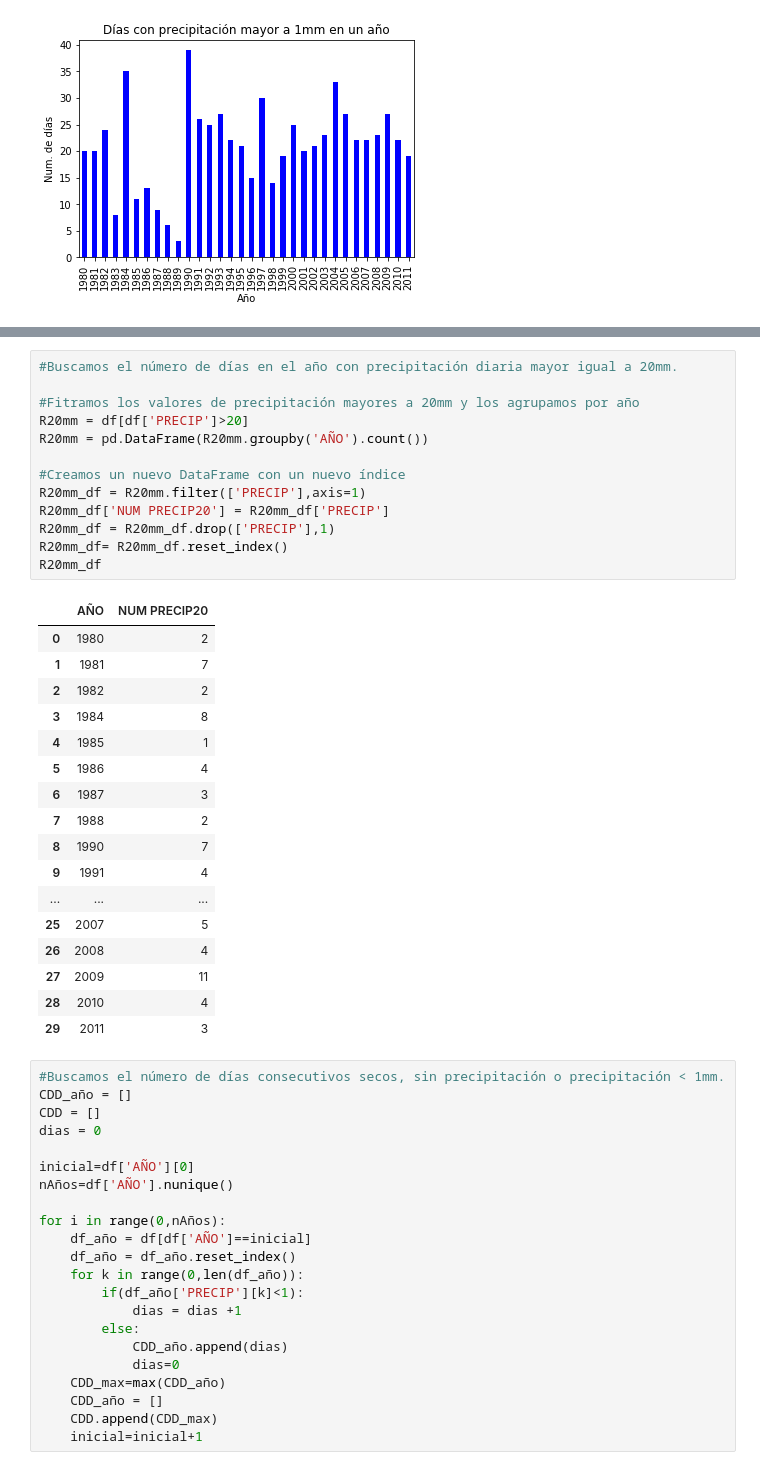
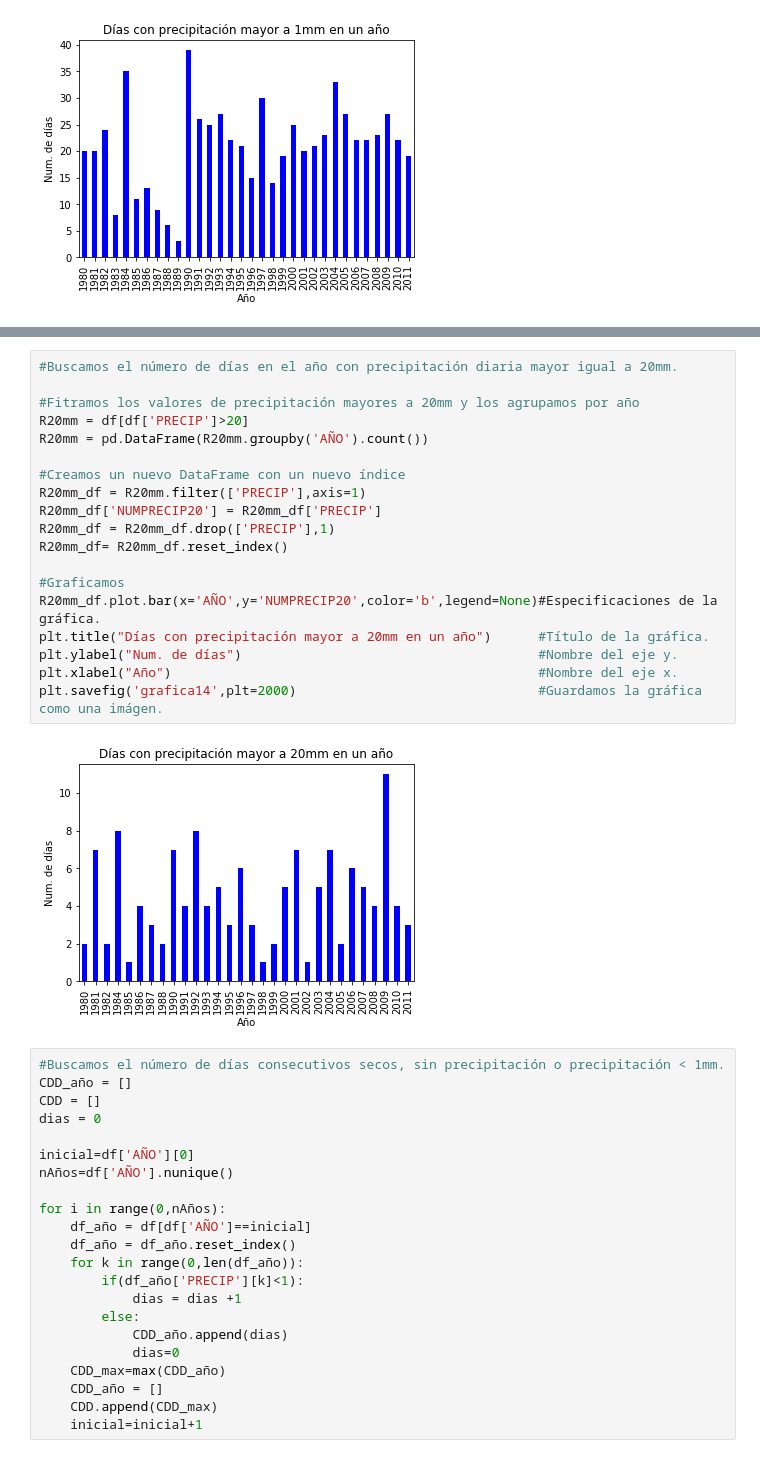
Before and after one commit to JoseDGV/Fisica_Computacional, a Jupyter notebook: Actividad 5.ipynb, the cells around one changed output, grey strips where cells are left out. Saved outputs shown, nothing was run; the diff lists cells and outputs as text.

```diff
--- a/Actividad 5.ipynb
+++ b/Actividad 5.ipynb
@@ -538,34 +529,24 @@ R10mm_df
 # %%
 #Buscamos el número de días en el año con precipitación diaria mayor igual a 20mm.
 
 #Fitramos los valores de precipitación mayores a 20mm y los agrupamos por año
 R20mm = df[df['PRECIP']>20]
 R20mm = pd.DataFrame(R20mm.groupby('AÑO').count())
 
 #Creamos un nuevo DataFrame con un nuevo índice
 R20mm_df = R20mm.filter(['PRECIP'],axis=1)
-R20mm_df['NUM PRECIP20'] = R20mm_df['PRECIP']
+R20mm_df['NUMPRECIP20'] = R20mm_df['PRECIP']
 R20mm_df = R20mm_df.drop(['PRECIP'],1)
 R20mm_df= R20mm_df.reset_index()
-R20mm_df
+
+#Graficamos
+R20mm_df.plot.bar(x='AÑO',y='NUMPRECIP20',color='b',legend=None)#Especificaciones de la gráfica.
+plt.title("Días con precipitación mayor a 20mm en un año")      #Título de la gráfica.
+plt.ylabel("Num. de días")                                      #Nombre del eje y.
+plt.xlabel("Año")                                               #Nombre del eje x.
+plt.savefig('grafica14',plt=2000)                               #Guardamos la gráfica como una imágen.
 # %% [output]
-|  | AÑO | NUM PRECIP20 |
-| 0 | 1980 | 2 |
-| 1 | 1981 | 7 |
-| 2 | 1982 | 2 |
-| 3 | 1984 | 8 |
-| 4 | 1985 | 1 |
-| 5 | 1986 | 4 |
-| 6 | 1987 | 3 |
-| 7 | 1988 | 2 |
-| 8 | 1990 | 7 |
-| 9 | 1991 | 4 |
-| ... | ... | ... |
-| 25 | 2007 | 5 |
-| 26 | 2008 | 4 |
-| 27 | 2009 | 11 |
-| 28 | 2010 | 4 |
-| 29 | 2011 | 3 |
+[figure, added]
 # %%
 #Buscamos el número de días consecutivos secos, sin precipitación o precipitación < 1mm.
 CDD_año = []
```
Also changed, not shown: parts of 5 cells of this notebook, 17 other files.
